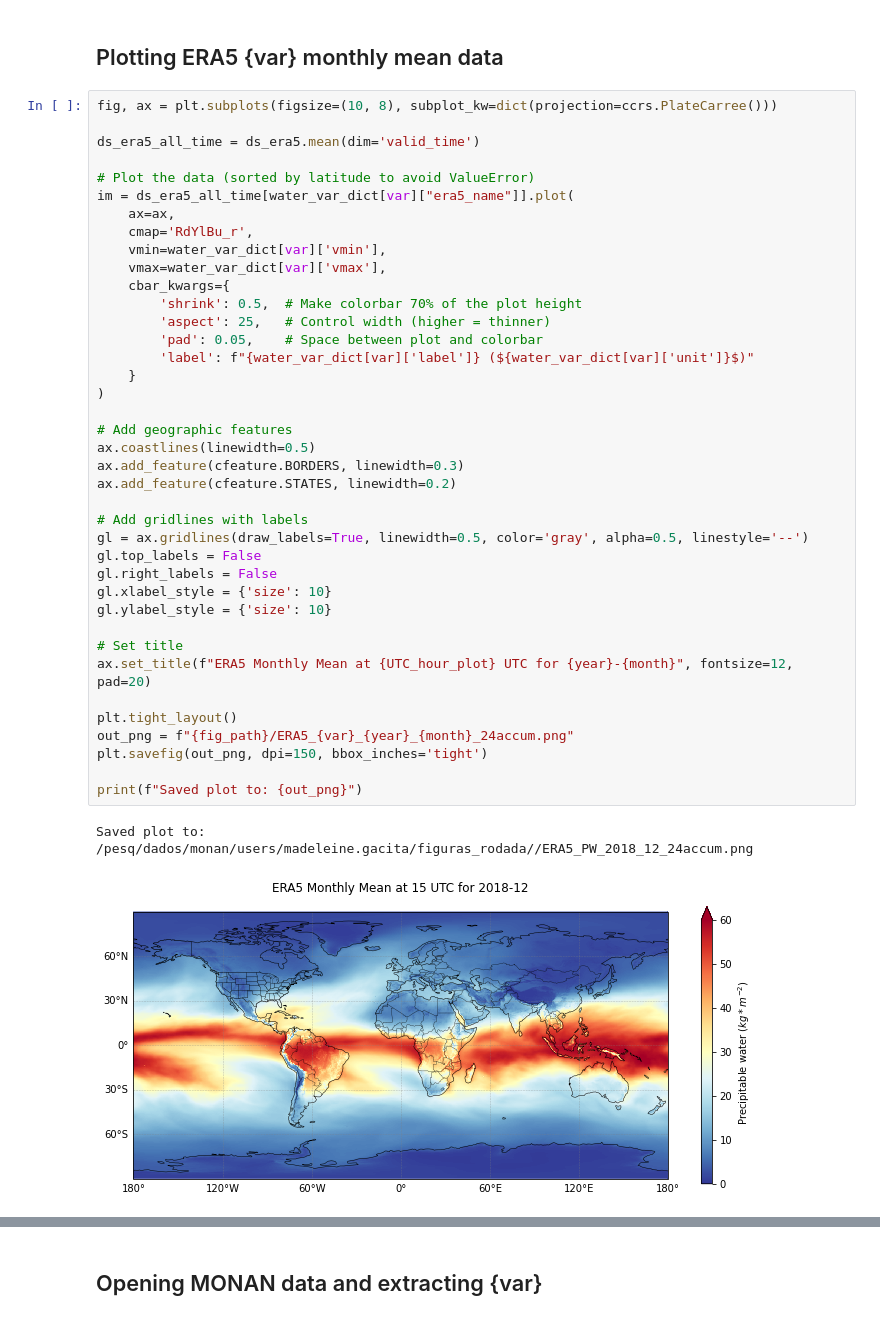
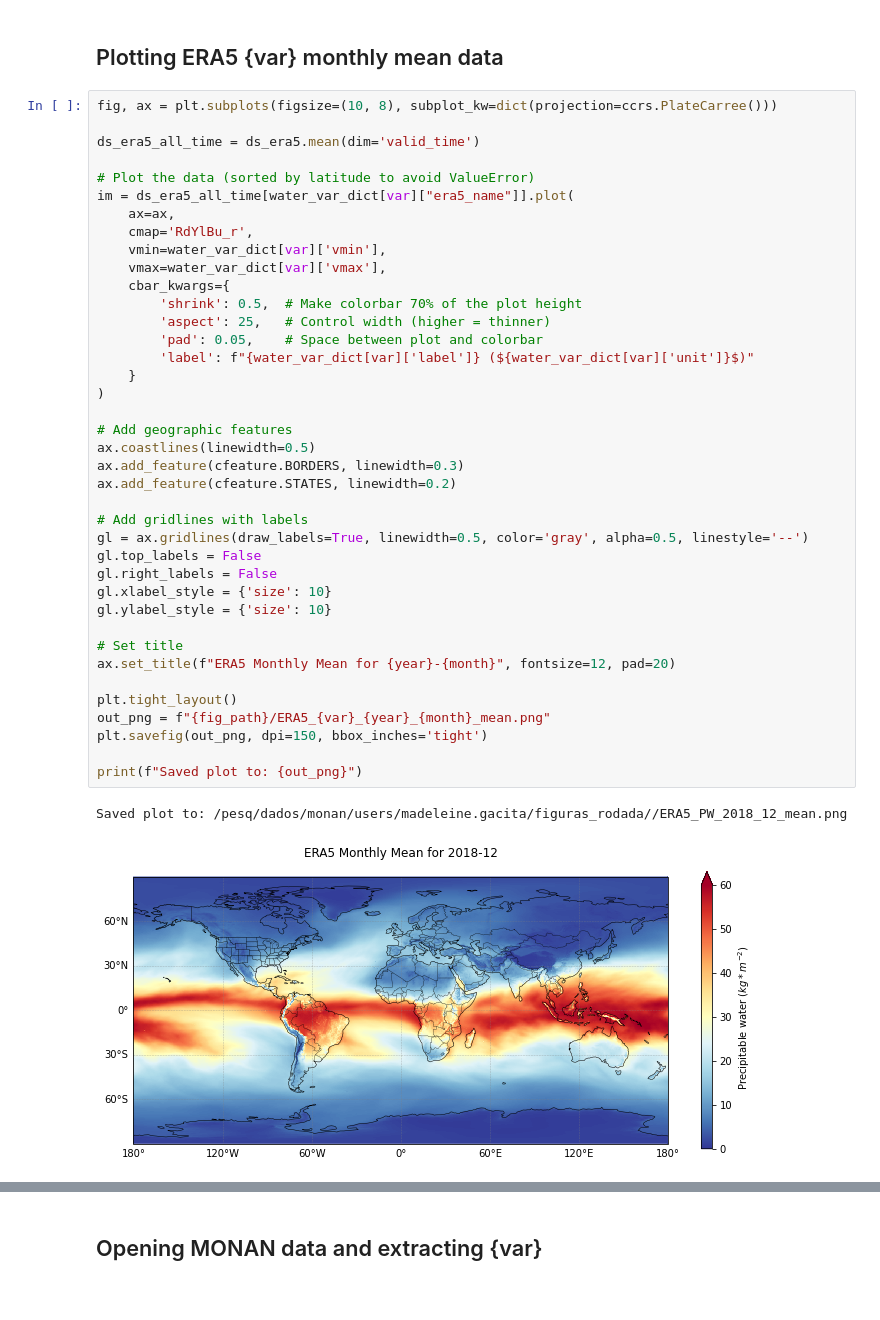
Before and after one commit to msgacita/scripts_download_process_plot, a Jupyter notebook: radiation/compare_PW.ipynb, the cells around one changed output, grey strips where cells are left out. Saved outputs shown, nothing was run; the diff lists cells and outputs as text.

```diff
--- a/radiation/compare_PW.ipynb
+++ b/radiation/compare_PW.ipynb
@@ -512,34 +457,34 @@ im = ds_era5_all_time[water_var_dict[var]["era5_name"]].plot(
     cmap='RdYlBu_r',
     vmin=water_var_dict[var]['vmin'],
     vmax=water_var_dict[var]['vmax'],
     cbar_kwargs={
         'shrink': 0.5,  # Make colorbar 70% of the plot height
         'aspect': 25,   # Control width (higher = thinner)
         'pad': 0.05,    # Space between plot and colorbar
         'label': f"{water_var_dict[var]['label']} (${water_var_dict[var]['unit']}$)"
     }
 )
 
 # Add geographic features
 ax.coastlines(linewidth=0.5)
 ax.add_feature(cfeature.BORDERS, linewidth=0.3)
 ax.add_feature(cfeature.STATES, linewidth=0.2)
 
 # Add gridlines with labels
 gl = ax.gridlines(draw_labels=True, linewidth=0.5, color='gray', alpha=0.5, linestyle='--')
 gl.top_labels = False
 gl.right_labels = False
 gl.xlabel_style = {'size': 10}
 gl.ylabel_style = {'size': 10}
 
 # Set title
-ax.set_title(f"ERA5 Monthly Mean at {UTC_hour_plot} UTC for {year}-{month}", fontsize=12, pad=20)
+ax.set_title(f"ERA5 Monthly Mean for {year}-{month}", fontsize=12, pad=20)
 
 plt.tight_layout()
-out_png = f"{fig_path}/ERA5_{var}_{year}_{month}_24accum.png"
+out_png = f"{fig_path}/ERA5_{var}_{year}_{month}_mean.png"
 plt.savefig(out_png, dpi=150, bbox_inches='tight')
 
 print(f"Saved plot to: {out_png}")
 # %% [output]
-Saved plot to: /pesq/dados/monan/users/madeleine.gacita/figuras_rodada//ERA5_PW_2018_12_24accum.png
+Saved plot to: /pesq/dados/monan/users/madeleine.gacita/figuras_rodada//ERA5_PW_2018_12_mean.png
-[figure, old version]
+[figure, new version]
```
Also changed, not shown: parts of 22 cells of this notebook, 9 other files.
